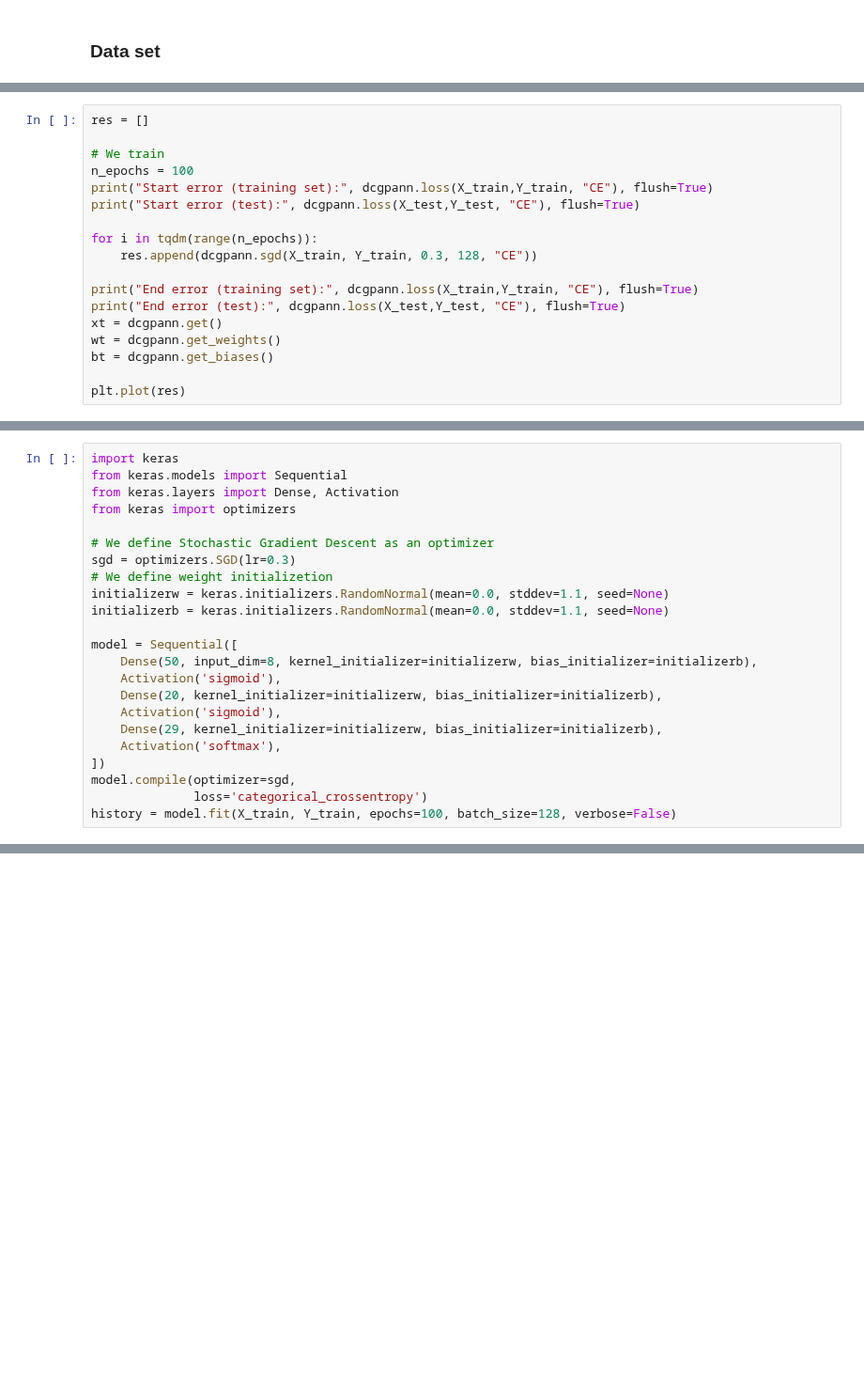
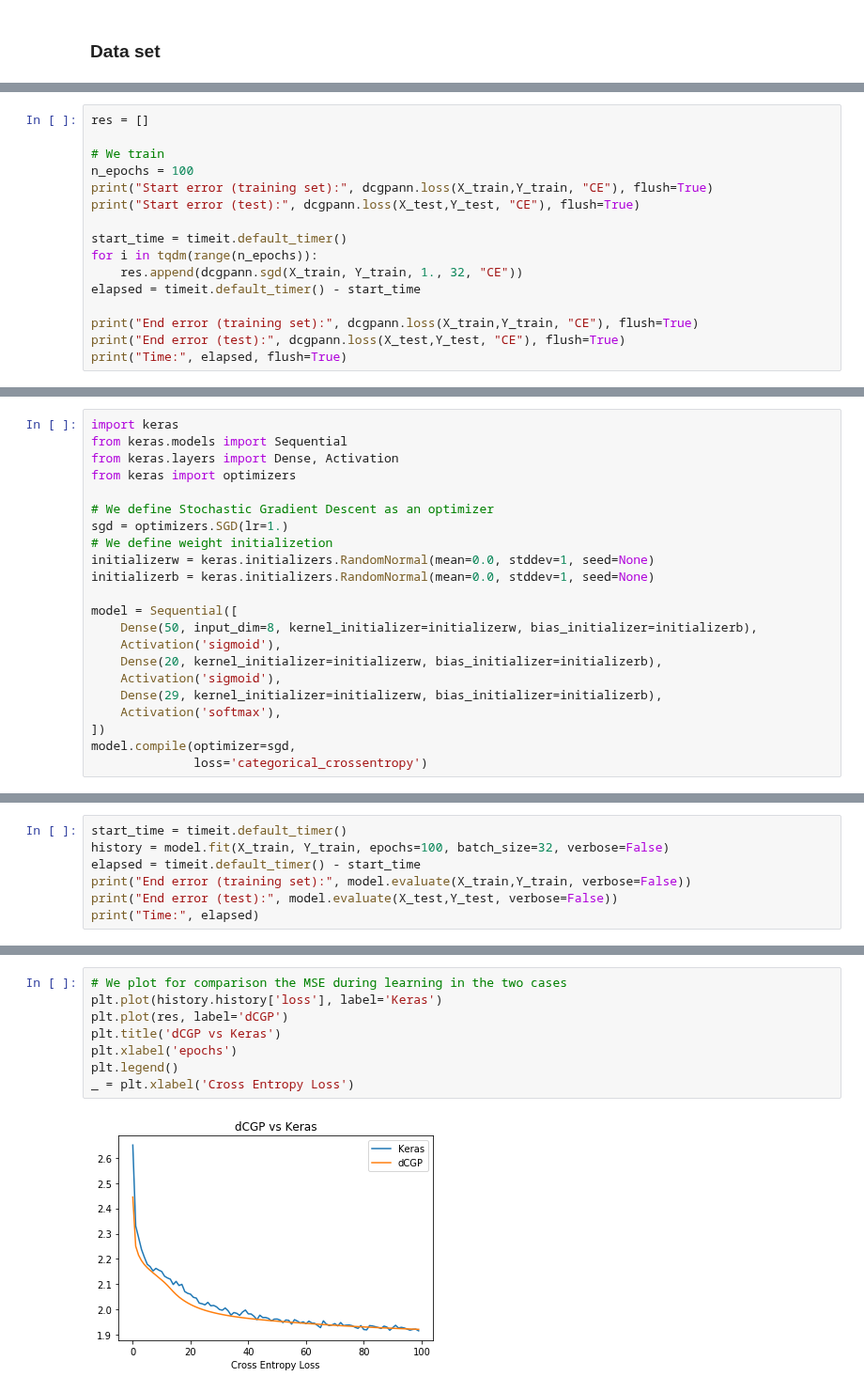
Before and after one commit to darioizzo/dcgp, a Jupyter notebook: doc/sphinx/notebooks/dCGPANNs_for_classification.ipynb, the cells around one changed output, grey strips where cells are left out. Shown at 94% size. Drawn from its saved outputs; the diff is of its cells as text; blank space fills up the shorter version.

```diff
--- a/doc/sphinx/notebooks/dCGPANNs_for_classification.ipynb
+++ b/doc/sphinx/notebooks/dCGPANNs_for_classification.ipynb
@@ -71,14 +66,12 @@ n_epochs = 100
 print("Start error (training set):", dcgpann.loss(X_train,Y_train, "CE"), flush=True)
 print("Start error (test):", dcgpann.loss(X_test,Y_test, "CE"), flush=True)
 
+start_time = timeit.default_timer()
 for i in tqdm(range(n_epochs)):
-    res.append(dcgpann.sgd(X_train, Y_train, 0.3, 128, "CE"))
+    res.append(dcgpann.sgd(X_train, Y_train, 1., 32, "CE"))
+elapsed = timeit.default_timer() - start_time
 
 print("End error (training set):", dcgpann.loss(X_train,Y_train, "CE"), flush=True)
 print("End error (test):", dcgpann.loss(X_test,Y_test, "CE"), flush=True)
-xt = dcgpann.get()
-wt = dcgpann.get_weights()
-bt = dcgpann.get_biases()
-
-plt.plot(res)
+print("Time:", elapsed, flush=True)
 # %% [output]
@@ -149,10 +94,10 @@ from keras.layers import Dense, Activation
 from keras import optimizers
 
 # We define Stochastic Gradient Descent as an optimizer
-sgd = optimizers.SGD(lr=0.3)
+sgd = optimizers.SGD(lr=1.)
 # We define weight initializetion
-initializerw = keras.initializers.RandomNormal(mean=0.0, stddev=1.1, seed=None)
-initializerb = keras.initializers.RandomNormal(mean=0.0, stddev=1.1, seed=None)
+initializerw = keras.initializers.RandomNormal(mean=0.0, stddev=1, seed=None)
+initializerb = keras.initializers.RandomNormal(mean=0.0, stddev=1, seed=None)
 
 model = Sequential([
     Dense(50, input_dim=8, kernel_initializer=initializerw, bias_initializer=initializerb),
@@ -164,4 +109,3 @@ model = Sequential([
 ])
 model.compile(optimizer=sgd,
               loss='categorical_crossentropy')
-history = model.fit(X_train, Y_train, epochs=100, batch_size=128, verbose=False)
@@ -172,0 +112,7 @@ plt.plot(history.history['loss'])
+# %%
+start_time = timeit.default_timer()
+history = model.fit(X_train, Y_train, epochs=100, batch_size=32, verbose=False)
+elapsed = timeit.default_timer() - start_time
+print("End error (training set):", model.evaluate(X_train,Y_train, verbose=False))
+print("End error (test):", model.evaluate(X_test,Y_test, verbose=False))
+print("Time:", elapsed)
@@ -172,0 +123,10 @@ plt.plot(history.history['loss'])
+# %%
+# We plot for comparison the MSE during learning in the two cases
+plt.plot(history.history['loss'], label='Keras')
+plt.plot(res, label='dCGP')
+plt.title('dCGP vs Keras')
+plt.xlabel('epochs')
+plt.legend()
+_ = plt.xlabel('Cross Entropy Loss')
+# %% [output]
+[figure, added]
```
Also changed, not shown: parts of 17 cells of this notebook, 5 other files.
